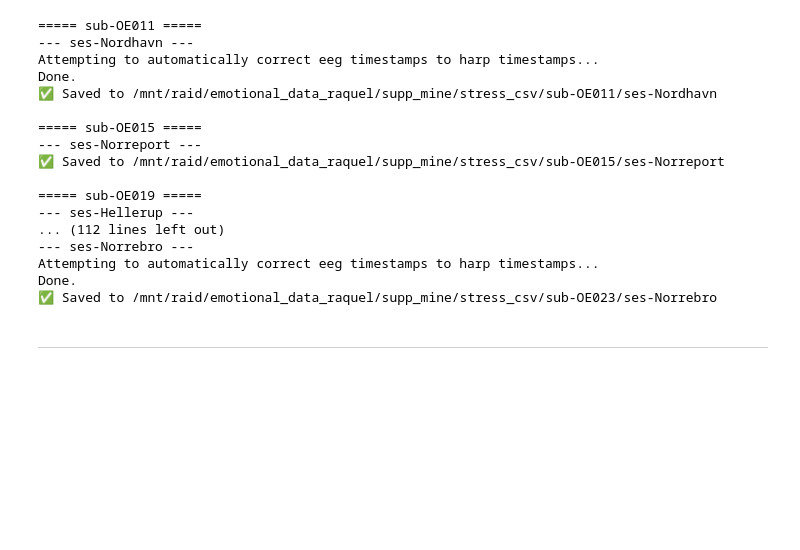
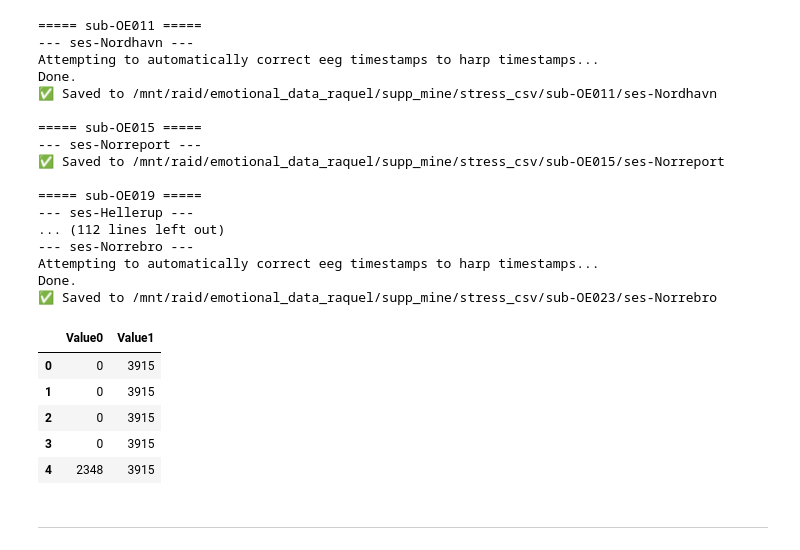
Before and after one commit to raquelmdtum/master-thesis, a Jupyter notebook: notebooks/do_quality_testing.ipynb, the cells around one changed output. Cells and saved outputs as stored; diff of their text form; code cells hidden in the pictures; blank space fills up the shorter version.

```diff
--- a/notebooks/do_quality_testing.ipynb
+++ b/notebooks/do_quality_testing.ipynb
@@ -429,6 +429,17 @@ Done.
 Attempting to automatically correct eeg timestamps to harp timestamps...
 Done.
 ✅ Saved to /mnt/raid/emotional_data_raquel/supp_mine/stress_csv/sub-OE023/ses-Norrebro
+# %%
+file_paath = "/mnt/raid/emotional_data_raquel/supp_mine/stress_csv/sub-OE011/ses-Nordhavn/ecg_raw.csv"
+df = pd.read_csv(file_paath)
+df.head()
+# %% [output]
+|  | Value0 | Value1 |
+| 0 | 0 | 3915 |
+| 1 | 0 | 3915 |
+| 2 | 0 | 3915 |
+| 3 | 0 | 3915 |
+| 4 | 2348 | 3915 |
 # %% [markdown]
 __________
 # %% [markdown]
```
Also changed, not shown: parts of 1 cell of this notebook.
